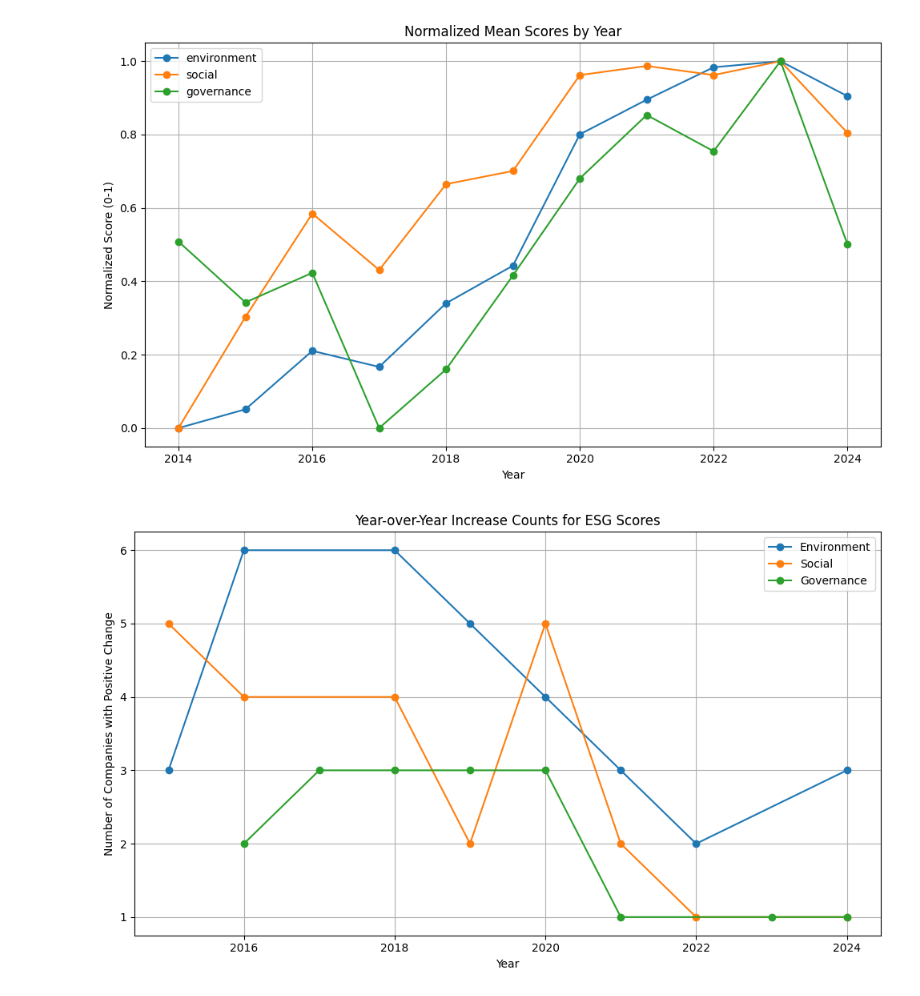
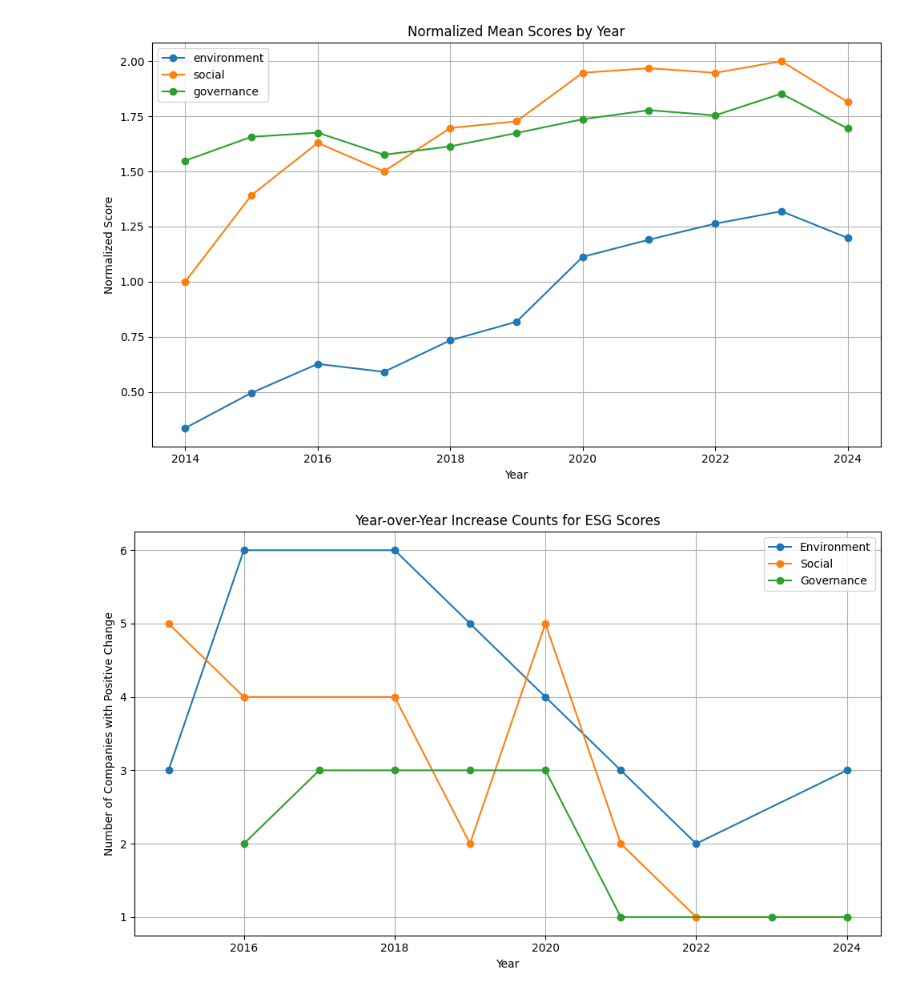
Before and after one commit to mickiem123/ESG, a Jupyter notebook: ESG.ipynb, the cells around one changed output. Drawn from its saved outputs; the diff is of its cells as text; code cells hidden in the pictures.

```diff
--- a/ESG.ipynb
+++ b/ESG.ipynb
@@ -109,11 +152,13 @@ mean_scores[['environment','social','governance','unique_count','year_count']]
 # %%
 # --- Cell 9: Normalize mean_scores before plotting ---
 
-from sklearn.preprocessing import MinMaxScaler
-
 features = ['environment', 'social', 'governance']
+divisors = {'environment': 7, 'social': 3, 'governance': 6}
 years = mean_scores.index.get_level_values(1).unique()
 groups = mean_scores.index.get_level_values(0).unique()
+
+# Only plot groups where at least one row is flagged as filled
+flagged_groups = df.loc[df['score_cols_filled_flag'] == 0, 'Industry_Group'].unique()
 
 fig, axes = plt.subplots(len(features), 1, figsize=(10, 5 * len(features)), sharex=True)
 
@@ -121,20 +166,14 @@ if len(features) == 1:
     axes = [axes]
 
 for ax, feature in zip(axes, features):
-    # Collect all values for normalization
-    all_values = []
-    for group in groups:
-        data = mean_scores.loc[group]
-        all_values.extend(data[feature].values)
-    scaler = MinMaxScaler()
-    scaler.fit(np.array(all_values).reshape(-1, 1))
-    for group in groups:
-        data = mean_scores.loc[group]
-        normed = scaler.transform(data[feature].values.reshape(-1, 1)).flatten()
-        ax.plot(data.index, normed, marker='o', label=f'Group: {group}')
-    ax.set_title(f'Normalized {feature} over Years by Group')
+    for group in flagged_groups:
+        if group in mean_scores.index.get_level_values(0):
+            data = mean_scores.loc[group]
+            normed = data[feature] / divisors[feature]
+            ax.plot(data.index, normed, marker='o', label=f'Group: {group}')
+    ax.set_title(f'Normalized {feature} over Years by Group (Flagged Only)')
     ax.set_xlabel('Year')
-    ax.set_ylabel('Normalized Score (0-1)')
+    ax.set_ylabel(f'Normalized {feature} (/{divisors[feature]})')
     ax.legend()
     ax.grid(True)
 
@@ -145,9 +184,5 @@ plt.show()
 # %%
-# Group by 'Year' only and calculate mean for each score
-# Group by 'Year' only and calculate mean for each score, and aggregate year_count and unique_count
-# Calculate environment, social, governance columns for df before grouping
-df = df.copy()
-# Remove care calculation
+
 df['environment'] = (
     df['GHG emissions measurement'] +
     df['Energy resource management'] +
@@ -171,7 +206,7 @@ df['governance'] = (
     df['Anti-Corruption Measures']
 )
 
-yearly_scores = df.groupby('Year')[['environment', 'social', 'governance']].mean()
+df[df['score_cols_filled_flag'] == 0].groupby(['Year'])[['environment', 'social', 'governance']].mean()
 
 # Add year_count (number of records per year)
 yearly_scores['year_count'] = df.groupby('Year').size()
@@ -181,25 +232,22 @@ yearly_scores['unique_count'] = df.groupby('Year')['Name'].nunique()
 # %%
 # --- Cell 11: Normalize yearly_scores before plotting ---
 
-from sklearn.preprocessing import MinMaxScaler
-
 plt.figure(figsize=(10, 6))
+divisors = {'environment': 7, 'social': 3, 'governance': 6}
 for feature in ['environment', 'social', 'governance']:
-    # Normalize the feature to 0-1
-    values = yearly_scores[feature].values.reshape(-1, 1)
-    scaler = MinMaxScaler()
-    normed = scaler.fit_transform(values).flatten()
+    normed = yearly_scores[feature] / divisors[feature]
     plt.plot(yearly_scores.index, normed, marker='o', label=feature)
 
 plt.title('Normalized Mean Scores by Year')
 plt.xlabel('Year')
-plt.ylabel('Normalized Score (0-1)')
+plt.ylabel('Normalized Score')
+plt.legend(title='score_cols_filled_flag = 0 only')
 plt.legend()
 plt.grid(True)
 plt.tight_layout()
 plt.show()
 # %% [output]
-[figure, old version]
+[figure, new version]
 # %%
 import matplotlib.pyplot as plt
 
```
Also changed, not shown: parts of 8 cells of this notebook.
